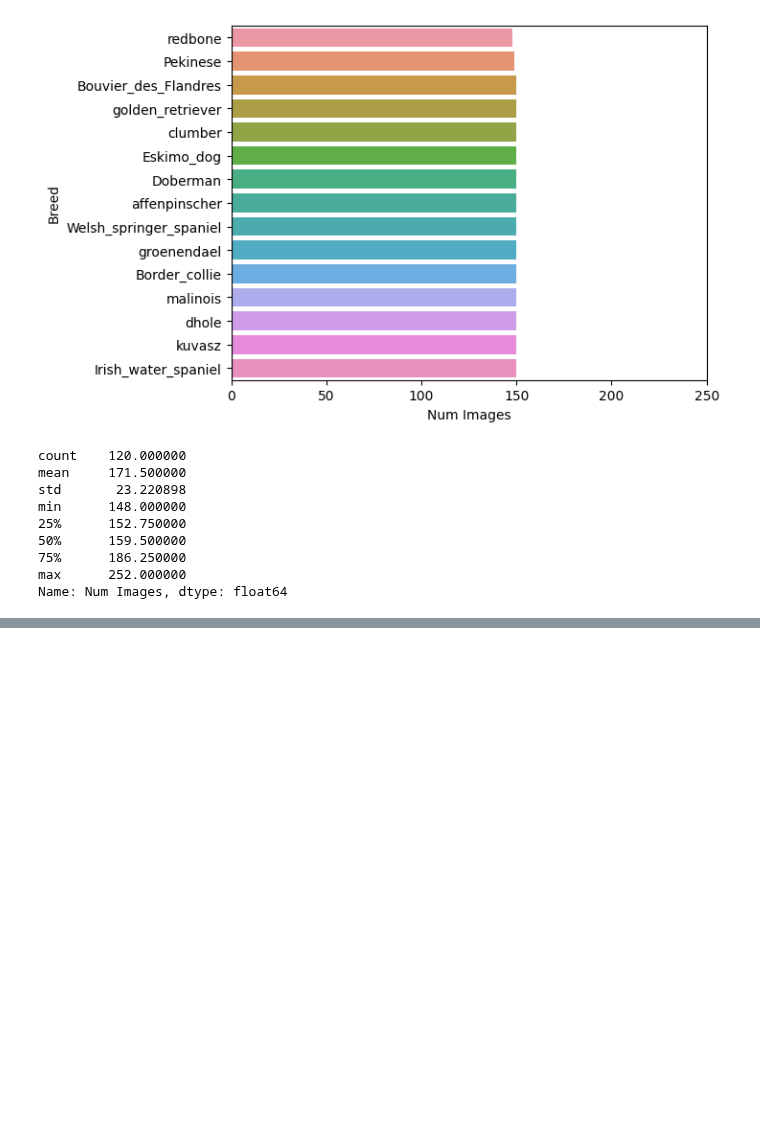
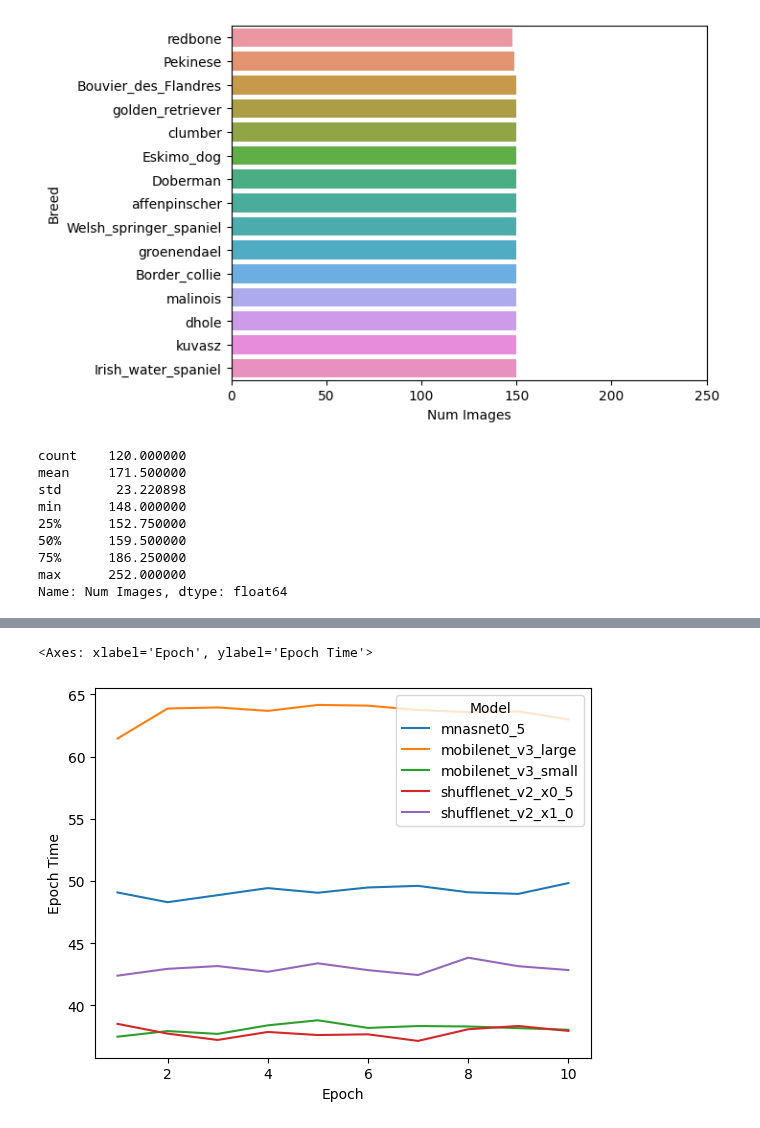
Before and after one commit to UVA-MLSys/Big-Data-Systems, a Jupyter notebook: Team 11/data_viz.ipynb, the cells around one changed output, grey strips where cells are left out. Saved outputs shown, nothing was run; the diff lists cells and outputs as text; code cells hidden in the pictures; blank space fills up the shorter version.

```diff
--- a/Team 11/data_viz.ipynb
+++ b/Team 11/data_viz.ipynb
@@ -68,0 +109,6 @@ Name: Num Images, dtype: float64
+# %%
+sns.lineplot(x='Epoch', y='Epoch Time', hue='Model',
+             data = train_df)
+# %% [output]
+<Axes: xlabel='Epoch', ylabel='Epoch Time'>
+[figure, added]
```
Also changed, not shown: parts of 7 cells of this notebook.
